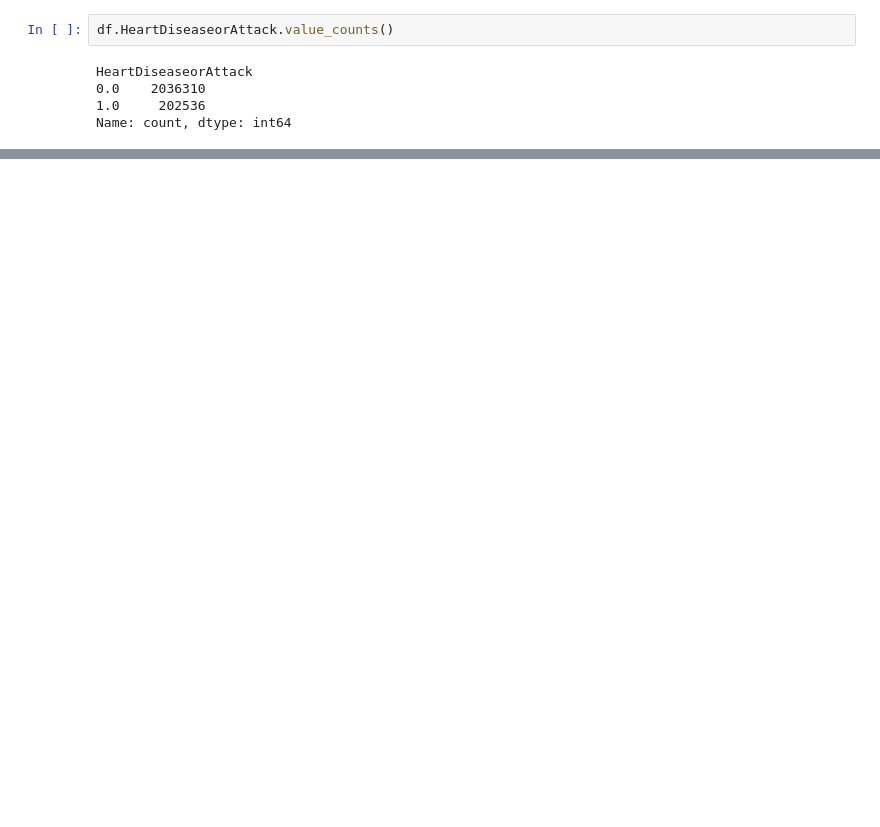
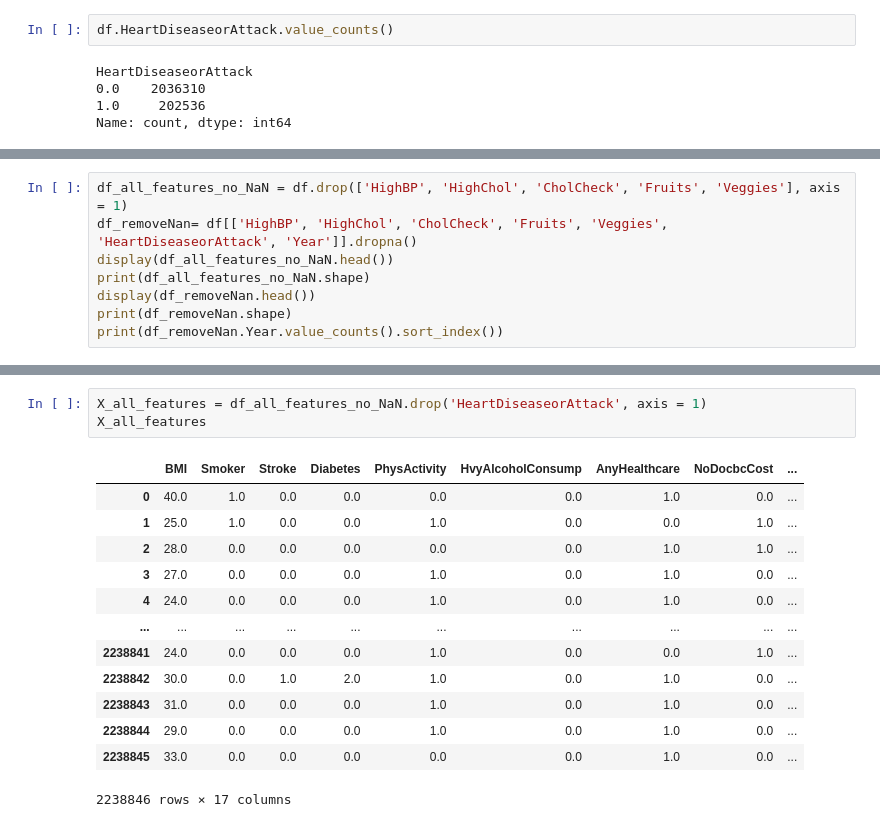
Before and after one commit to duvallar/MA384_CDSA, a Jupyter notebook: duvallar/analysis_indicators.ipynb, the cells around one changed output, grey strips where cells are left out. Cells and saved outputs as stored; diff of their text form; blank space fills up the shorter version.

```diff
--- a/duvallar/analysis_indicators.ipynb
+++ b/duvallar/analysis_indicators.ipynb
@@ -56,0 +36,8 @@ highBP_grp.HighBP.plot(kind='bar')
+# %%
+df_all_features_no_NaN = df.drop(['HighBP', 'HighChol', 'CholCheck', 'Fruits', 'Veggies'], axis = 1)
+df_removeNan= df[['HighBP', 'HighChol', 'CholCheck', 'Fruits', 'Veggies', 'HeartDiseaseorAttack', 'Year']].dropna()
+display(df_all_features_no_NaN.head())
+print(df_all_features_no_NaN.shape)
+display(df_removeNan.head())
+print(df_removeNan.shape)
+print(df_removeNan.Year.value_counts().sort_index())
@@ -56,0 +98,17 @@ highBP_grp.HighBP.plot(kind='bar')
+# %%
+X_all_features = df_all_features_no_NaN.drop('HeartDiseaseorAttack', axis = 1)
+X_all_features
+# %% [output]
+|  | BMI | Smoker | Stroke | Diabetes | PhysActivity | HvyAlcoholConsump | AnyHealthcare | NoDocbcCost | ... |
+| 0 | 40.0 | 1.0 | 0.0 | 0.0 | 0.0 | 0.0 | 1.0 | 0.0 | ... |
+| 1 | 25.0 | 1.0 | 0.0 | 0.0 | 1.0 | 0.0 | 0.0 | 1.0 | ... |
+| 2 | 28.0 | 0.0 | 0.0 | 0.0 | 0.0 | 0.0 | 1.0 | 1.0 | ... |
+| 3 | 27.0 | 0.0 | 0.0 | 0.0 | 1.0 | 0.0 | 1.0 | 0.0 | ... |
+| 4 | 24.0 | 0.0 | 0.0 | 0.0 | 1.0 | 0.0 | 1.0 | 0.0 | ... |
+| ... | ... | ... | ... | ... | ... | ... | ... | ... | ... |
+| 2238841 | 24.0 | 0.0 | 0.0 | 0.0 | 1.0 | 0.0 | 0.0 | 1.0 | ... |
+| 2238842 | 30.0 | 0.0 | 1.0 | 2.0 | 1.0 | 0.0 | 1.0 | 0.0 | ... |
+| 2238843 | 31.0 | 0.0 | 0.0 | 0.0 | 1.0 | 0.0 | 1.0 | 0.0 | ... |
+| 2238844 | 29.0 | 0.0 | 0.0 | 0.0 | 1.0 | 0.0 | 1.0 | 0.0 | ... |
+| 2238845 | 33.0 | 0.0 | 0.0 | 0.0 | 0.0 | 0.0 | 1.0 | 0.0 | ... |
+2238846 rows × 17 columns
```
Also changed, not shown: parts of 18 cells of this notebook, 2 other files.
